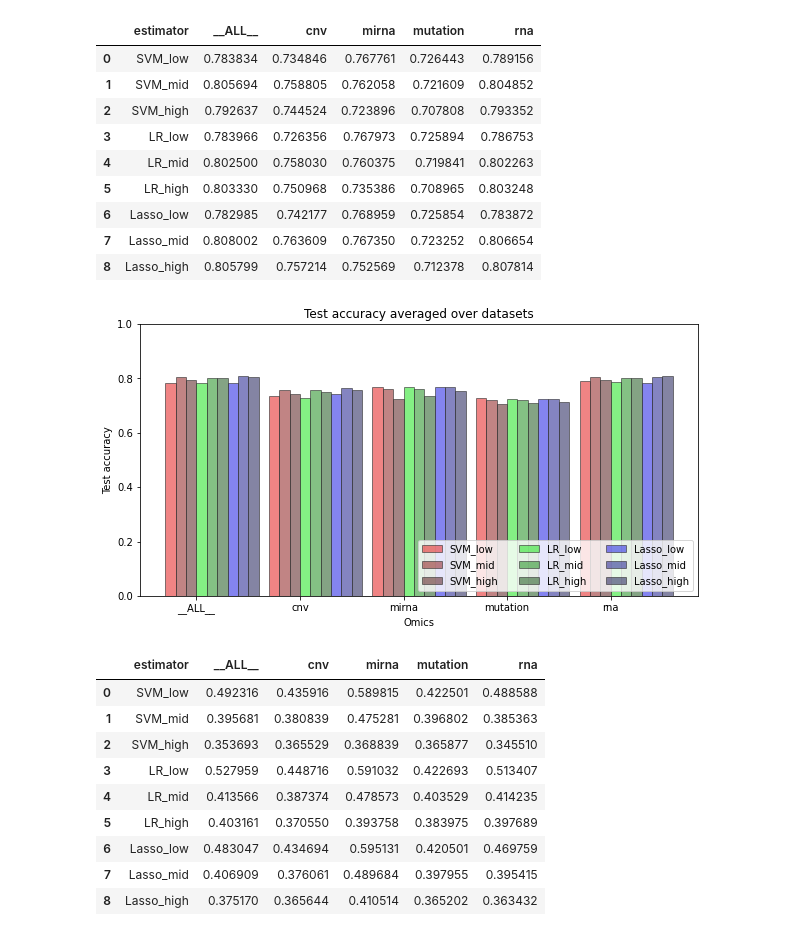
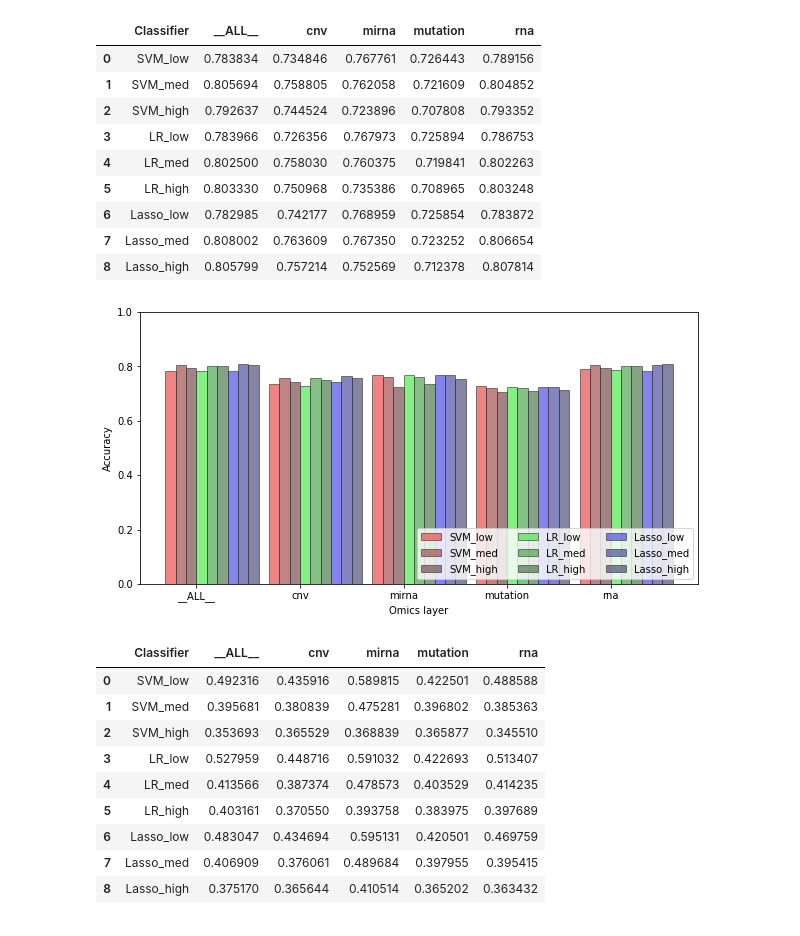
Before and after one commit to tlukaszuk/feature-selection-stability-on-multi-omics-data, a Jupyter notebook: results_presentation.ipynb, the cells around one changed output. Saved outputs shown, nothing was run; the diff lists cells and outputs as text; code cells hidden in the pictures.

```diff
--- a/results_presentation.ipynb
+++ b/results_presentation.ipynb
@@ -15,11 +15,11 @@ df.head()
 # %%
 # test_accuracy
 
-df_test_accuracy = pd.DataFrame(columns=["estimator",]+list(df.omics.unique()))
+df_test_accuracy = pd.DataFrame(columns=["Classifier",]+list(df.omics.unique()))
 
 for estimator_name in df.estimator_alt_name.unique():
     df_estimator = df.query(f"estimator_alt_name=='{estimator_name}'")
-    new_row = {"estimator": estimator_name}
+    new_row = {"Classifier": estimator_name}
     for omics in df.omics.unique():
         new_row[omics] = df_estimator.query(f"omics=='{omics}'").test_accuracy.mean()
     df_test_accuracy = pd.concat([df_test_accuracy, pd.DataFrame(new_row, index=[1])])
@@ -28,58 +28,58 @@ df_test_accuracy.reset_index(drop=True, inplace=True)
 
 df_test_accuracy
 # %% [output]
-|  | estimator | __ALL__ | cnv | mirna | mutation | rna |
+|  | Classifier | __ALL__ | cnv | mirna | mutation | rna |
 | 0 | SVM_low | 0.783834 | 0.734846 | 0.767761 | 0.726443 | 0.789156 |
-| 1 | SVM_mid | 0.805694 | 0.758805 | 0.762058 | 0.721609 | 0.804852 |
+| 1 | SVM_med | 0.805694 | 0.758805 | 0.762058 | 0.721609 | 0.804852 |
 | 2 | SVM_high | 0.792637 | 0.744524 | 0.723896 | 0.707808 | 0.793352 |
 | 3 | LR_low | 0.783966 | 0.726356 | 0.767973 | 0.725894 | 0.786753 |
-| 4 | LR_mid | 0.802500 | 0.758030 | 0.760375 | 0.719841 | 0.802263 |
+| 4 | LR_med | 0.802500 | 0.758030 | 0.760375 | 0.719841 | 0.802263 |
 | 5 | LR_high | 0.803330 | 0.750968 | 0.735386 | 0.708965 | 0.803248 |
 | 6 | Lasso_low | 0.782985 | 0.742177 | 0.768959 | 0.725854 | 0.783872 |
-| 7 | Lasso_mid | 0.808002 | 0.763609 | 0.767350 | 0.723252 | 0.806654 |
+| 7 | Lasso_med | 0.808002 | 0.763609 | 0.767350 | 0.723252 | 0.806654 |
 | 8 | Lasso_high | 0.805799 | 0.757214 | 0.752569 | 0.712378 | 0.807814 |
 # %%
 import matplotlib.pyplot as plt
 import numpy as np
 
 barWidth = 0.1
 
 omics = df_test_accuracy.columns[1:]
 ind = np.arange(len(omics))
 
 colors = [
     (0.9, 0.2, 0.2, 0.6), (0.6, 0.2, 0.2, 0.6), (0.4, 0.2, 0.2, 0.6),
     (0.2, 0.9, 0.2, 0.6), (0.2, 0.6, 0.2, 0.6), (0.2, 0.4, 0.2, 0.6),
     (0.2, 0.2, 0.9, 0.6), (0.2, 0.2, 0.6, 0.6), (0.2, 0.2, 0.4, 0.6),
 ]
 
 fig, ax = plt.subplots(1, 1, figsize = (10, 5))
-ax.set_title("Test accuracy averaged over datasets")
-ax.set_xlabel("Omics")
-ax.set_ylabel("Test accuracy")
+#ax.set_title("Test accuracy averaged over datasets")
+ax.set_xlabel("Omics layer")
+ax.set_ylabel("Accuracy")
 ax.set_ylim([0, 1.0])
 for i,row in df_test_accuracy.iterrows():
     ax.bar(
         ind+i*barWidth, row[1:].values,
         width = barWidth,
         edgecolor = (0.2, 0.2, 0.2, 0.6),
         color = colors[i],
-        label = f'{row.estimator}'
+        label = f'{row.Classifier}'
     )
 ax.set_xticks(ind+barWidth*len(ind)/2)
 ax.set_xticklabels(omics)
 ax.legend(loc='lower right', ncol=3)
 fig.show()
 # %% [output]
-[figure, old version]
+[figure, new version]
 # %%
 # fss_nogueira
 
-df_fss_nogueira = pd.DataFrame(columns=["estimator",]+list(df.omics.unique()))
+df_fss_nogueira = pd.DataFrame(columns=["Classifier",]+list(df.omics.unique()))
 
 for estimator_name in df.estimator_alt_name.unique():
     df_estimator = df.query(f"estimator_alt_name=='{estimator_name}'")
-    new_row = {"estimator": estimator_name}
+    new_row = {"Classifier": estimator_name}
     for omics in df.omics.unique():
         new_row[omics] = df_estimator.query(f"omics=='{omics}'").fss_nogueira.mean()
     df_fss_nogueira = pd.concat([df_fss_nogueira, pd.DataFrame(new_row, index=[1])])
@@ -88,15 +88,15 @@ df_fss_nogueira.reset_index(drop=True, inplace=True)
 
 df_fss_nogueira
 # %% [output]
-|  | estimator | __ALL__ | cnv | mirna | mutation | rna |
+|  | Classifier | __ALL__ | cnv | mirna | mutation | rna |
 | 0 | SVM_low | 0.492316 | 0.435916 | 0.589815 | 0.422501 | 0.488588 |
-| 1 | SVM_mid | 0.395681 | 0.380839 | 0.475281 | 0.396802 | 0.385363 |
+| 1 | SVM_med | 0.395681 | 0.380839 | 0.475281 | 0.396802 | 0.385363 |
 | 2 | SVM_high | 0.353693 | 0.365529 | 0.368839 | 0.365877 | 0.345510 |
 | 3 | LR_low | 0.527959 | 0.448716 | 0.591032 | 0.422693 | 0.513407 |
-| 4 | LR_mid | 0.413566 | 0.387374 | 0.478573 | 0.403529 | 0.414235 |
+| 4 | LR_med | 0.413566 | 0.387374 | 0.478573 | 0.403529 | 0.414235 |
 | 5 | LR_high | 0.403161 | 0.370550 | 0.393758 | 0.383975 | 0.397689 |
 | 6 | Lasso_low | 0.483047 | 0.434694 | 0.595131 | 0.420501 | 0.469759 |
-| 7 | Lasso_mid | 0.406909 | 0.376061 | 0.489684 | 0.397955 | 0.395415 |
+| 7 | Lasso_med | 0.406909 | 0.376061 | 0.489684 | 0.397955 | 0.395415 |
 | 8 | Lasso_high | 0.375170 | 0.365644 | 0.410514 | 0.365202 | 0.363432 |
 # %%
 import matplotlib.pyplot as plt
```
Also changed, not shown: parts of 4 cells of this notebook, 8 other files.
